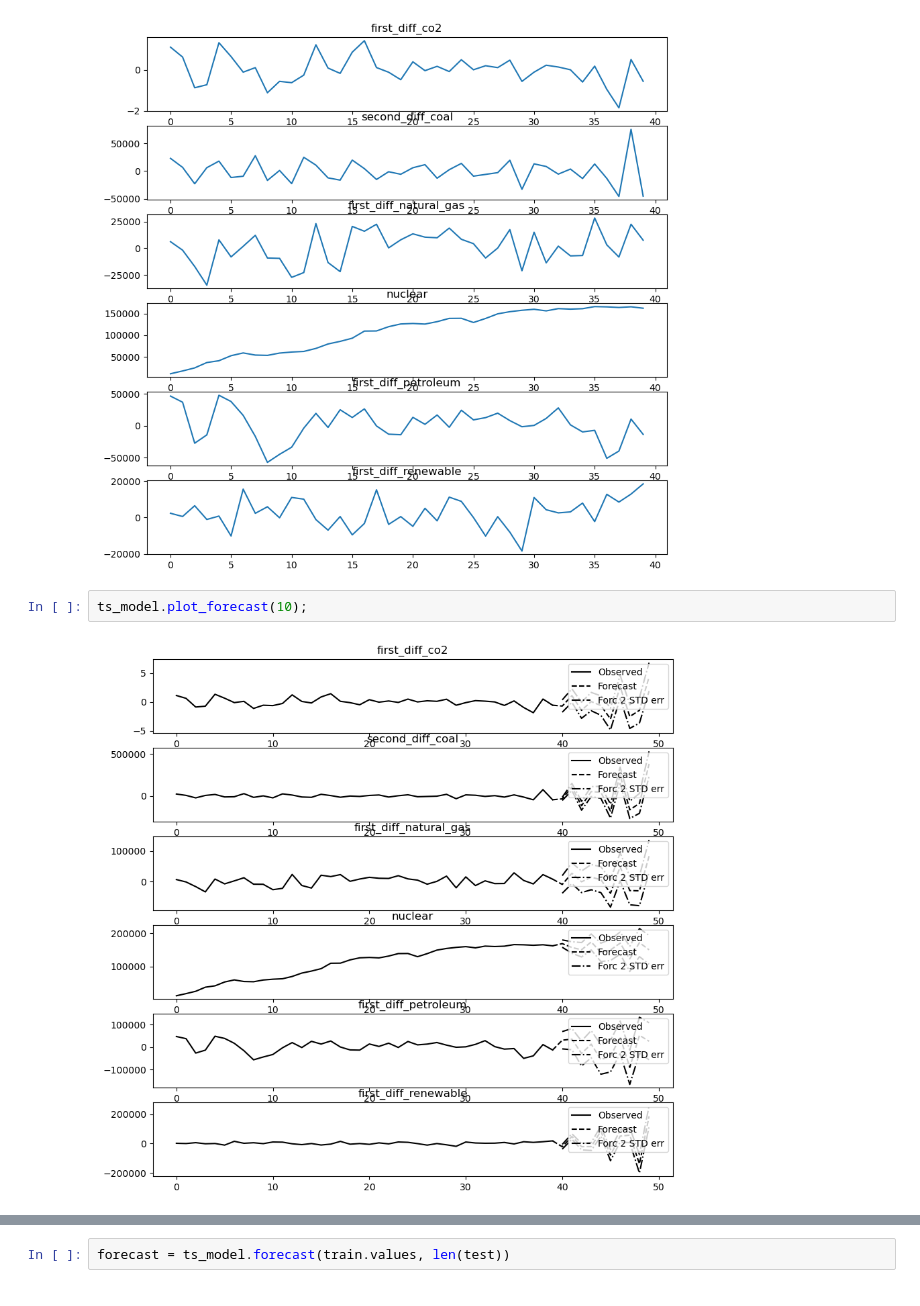
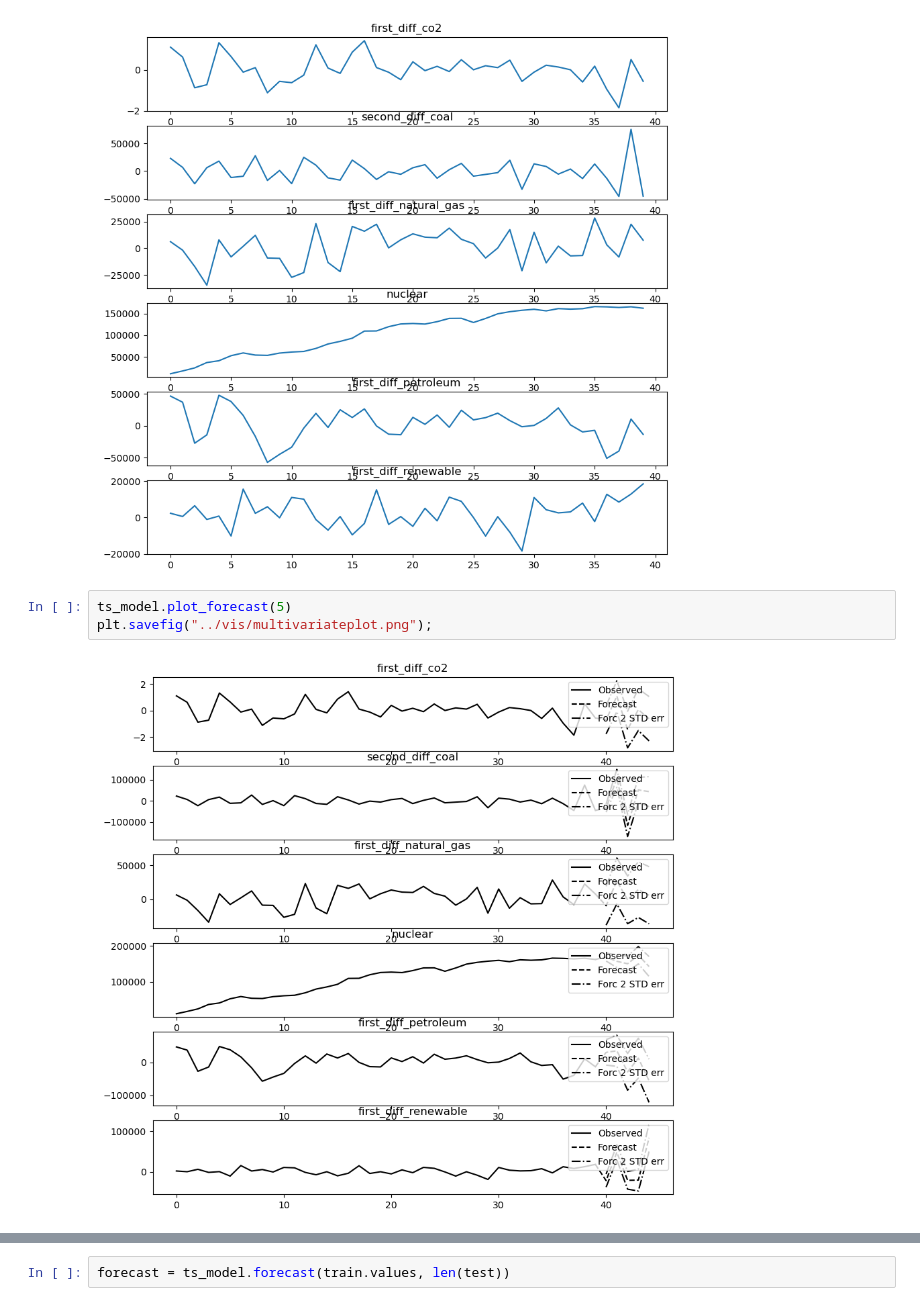
Before and after one commit to dmartorano/co2_emissions, a Jupyter notebook: Modeling/Project_5_Modeling_Dom.ipynb, the cells around one changed output, grey strips where cells are left out. Cells and saved outputs as stored; diff of their text form.

```diff
--- a/Modeling/Project_5_Modeling_Dom.ipynb
+++ b/Modeling/Project_5_Modeling_Dom.ipynb
@@ -238,7 +256,8 @@ first_diff_renewable           -0.329740         -0.158019                0.4457
 ts_model.plot();
 # %% [output]
 [figure]
-# %%
-ts_model.plot_forecast(10);
-# %% [output]
-[figure, removed]
+# %%
+ts_model.plot_forecast(5)
+plt.savefig("../vis/multivariateplot.png");
+# %% [output]
+[figure, added]
```
Also changed, not shown: parts of 11 cells of this notebook.
